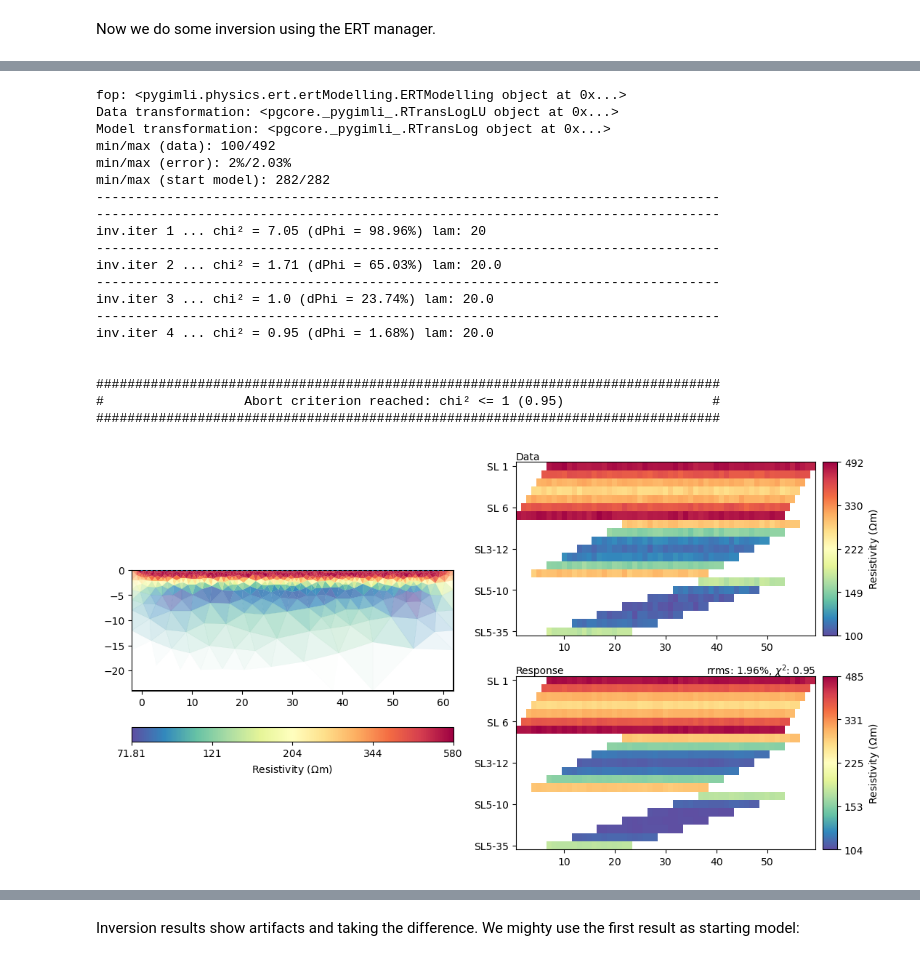
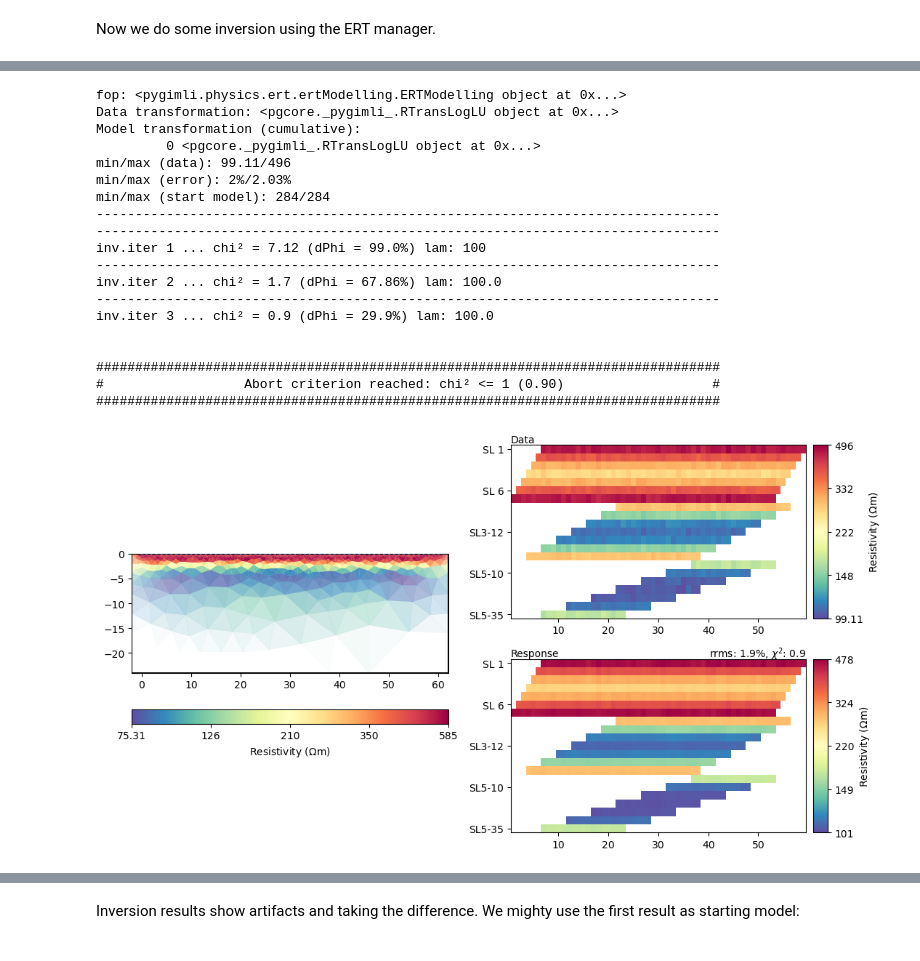
Before and after one commit to halbmy/pyGIMLi-workshop, a Jupyter notebook: 8_timelapse/TimelapseERT.ipynb, the cells around one changed output, grey strips where cells are left out. Cells and saved outputs as stored; diff of their text form; code cells hidden in the pictures.

```diff
--- a/8_timelapse/TimelapseERT.ipynb
+++ b/8_timelapse/TimelapseERT.ipynb
@@ -18,11 +18,11 @@ import pygimli.meshtools as mt
 from pygimli.physics import ert
 # %%
 # baseline
-world = mt.createWorld(start=[-20, 0], end=[80, -15], layers=[-2])
+world = mt.createWorld(start=[-20, 0], end=[80, -25], layers=[-2])
 ex = np.arange(60.1)
 # The electrodes are added to a mesh along with a refinement point
 for xi in ex:
     world.createNode([xi, 0])
-    world.createNode([xi, -0.2])
+    world.createNode([xi, -0.4])
 pg.show(world);
 # %% [output]
@@ -78,6 +78,6 @@ Data error estimate (min:max)  0.0200026031543025 : 0.020576214478256964
 Now we do some inversion using the ERT manager.
 # %%
 mgr = ert.Manager()
-mgr.invert(data, verbose=True)
+mgr.invert(data, lam=100, zWeight=0.3, verbose=True)
 mgr.showResultAndFit()
 # %% [output]
@@ -94,21 +94,20 @@ mgr.showResultAndFit()
 fop: <pygimli.physics.ert.ertModelling.ERTModelling object at 0x...>
 Data transformation: <pgcore._pygimli_.RTransLogLU object at 0x...>
-Model transformation: <pgcore._pygimli_.RTransLog object at 0x...>
-min/max (data): 100/492
+Model transformation (cumulative):
+         0 <pgcore._pygimli_.RTransLogLU object at 0x...>
+min/max (data): 99.11/496
 min/max (error): 2%/2.03%
-min/max (start model): 282/282
+min/max (start model): 284/284
 --------------------------------------------------------------------------------
 --------------------------------------------------------------------------------
-inv.iter 1 ... chi² = 7.05 (dPhi = 98.96%) lam: 20
+inv.iter 1 ... chi² = 7.12 (dPhi = 99.0%) lam: 100
 --------------------------------------------------------------------------------
-inv.iter 2 ... chi² = 1.71 (dPhi = 65.03%) lam: 20.0
+inv.iter 2 ... chi² = 1.7 (dPhi = 67.86%) lam: 100.0
 --------------------------------------------------------------------------------
-inv.iter 3 ... chi² = 1.0 (dPhi = 23.74%) lam: 20.0
---------------------------------------------------------------------------------
-inv.iter 4 ... chi² = 0.95 (dPhi = 1.68%) lam: 20.0
+inv.iter 3 ... chi² = 0.9 (dPhi = 29.9%) lam: 100.0
 
 
 ################################################################################
-#                  Abort criterion reached: chi² <= 1 (0.95)                   #
+#                  Abort criterion reached: chi² <= 1 (0.90)                   #
 ################################################################################
-[figure, old version]
+[figure, new version]
```
Also changed, not shown: parts of 21 cells of this notebook, 7 other files.
